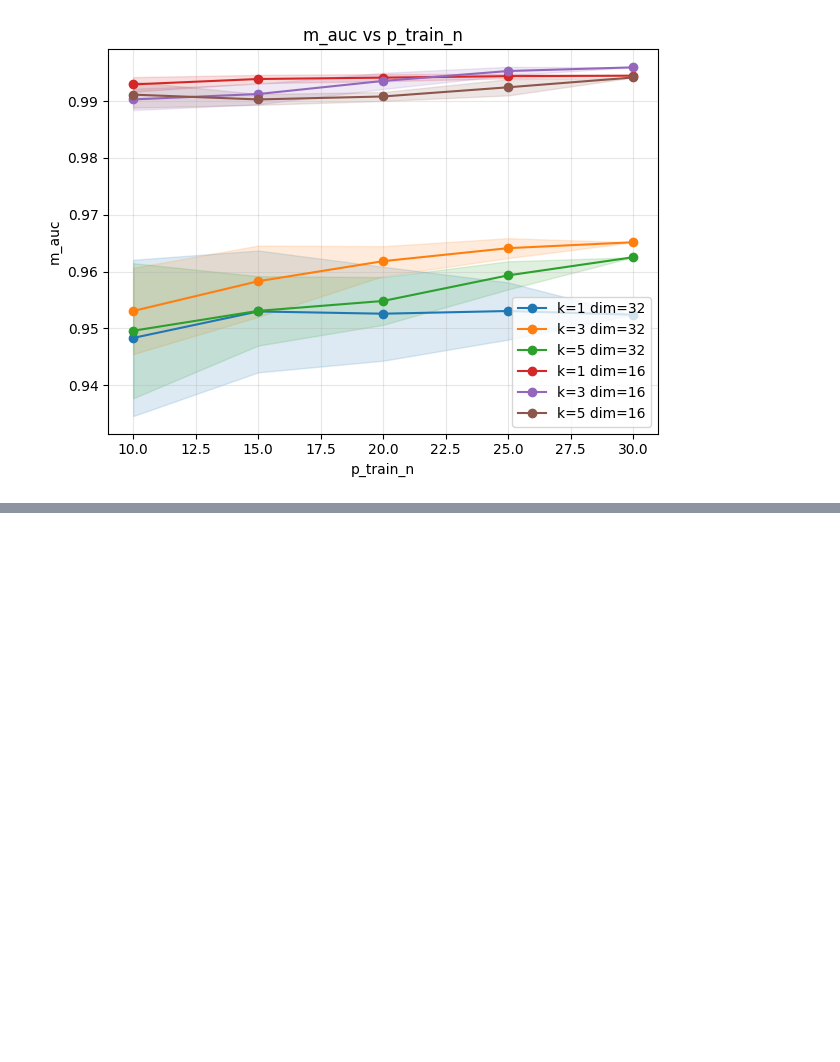
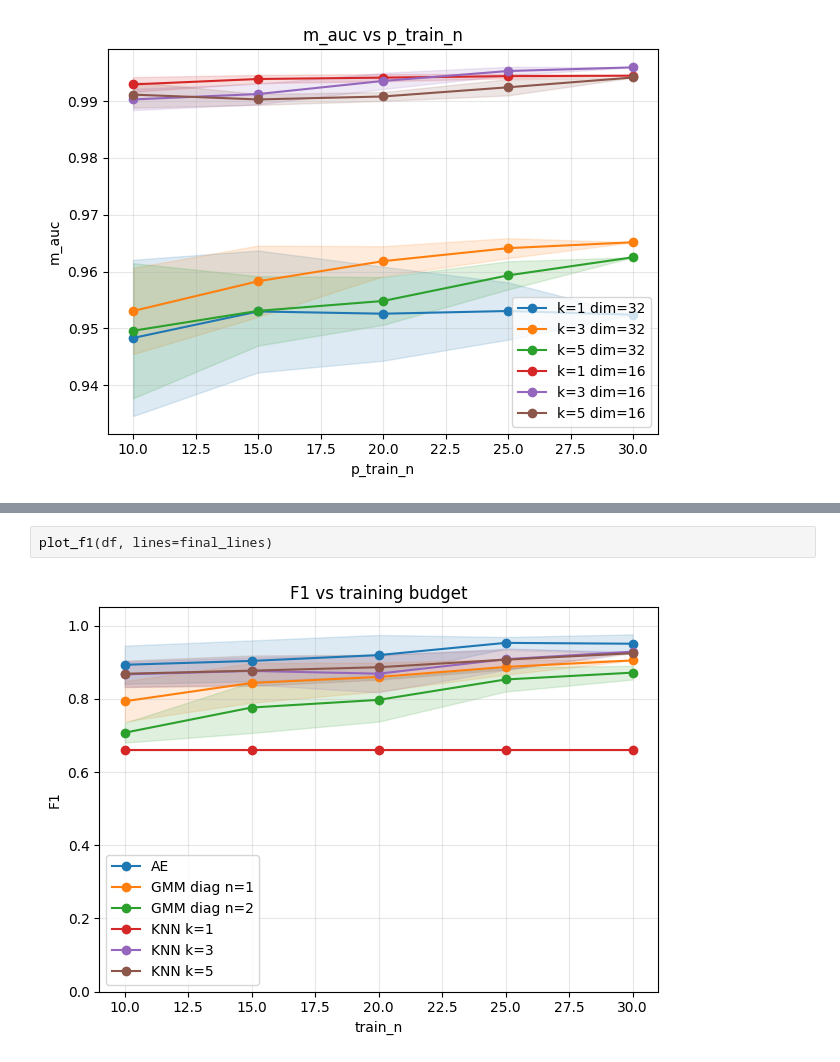
Before and after one commit to albertobasaglia/tinygmm-thesis, a Jupyter notebook: src/compare/plots.ipynb, the cells around one changed output, grey strips where cells are left out. Drawn from its saved outputs; the diff is of its cells as text; blank space fills up the shorter version.

```diff
--- a/src/compare/plots.ipynb
+++ b/src/compare/plots.ipynb
@@ -72,0 +123,4 @@ plot_lines(df, x="p_train_n", y="m_auc", lines=knn_lines)
+# %%
+plot_f1(df, lines=final_lines)
+# %% [output]
+[figure, added]
```
Also changed, not shown: parts of 7 cells of this notebook.
